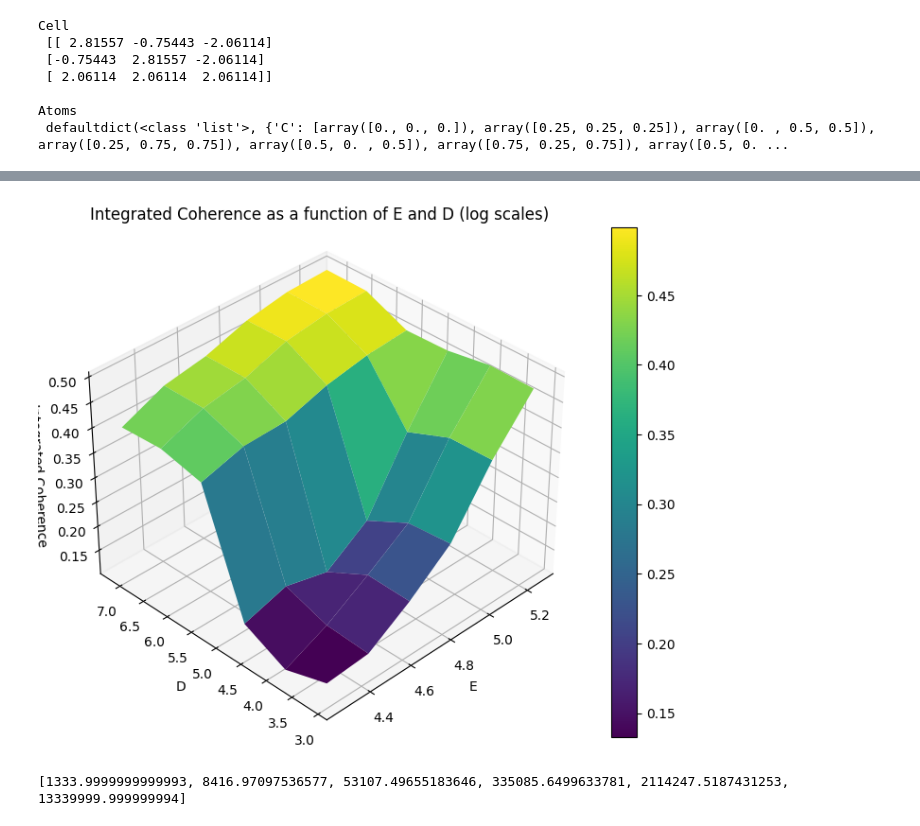
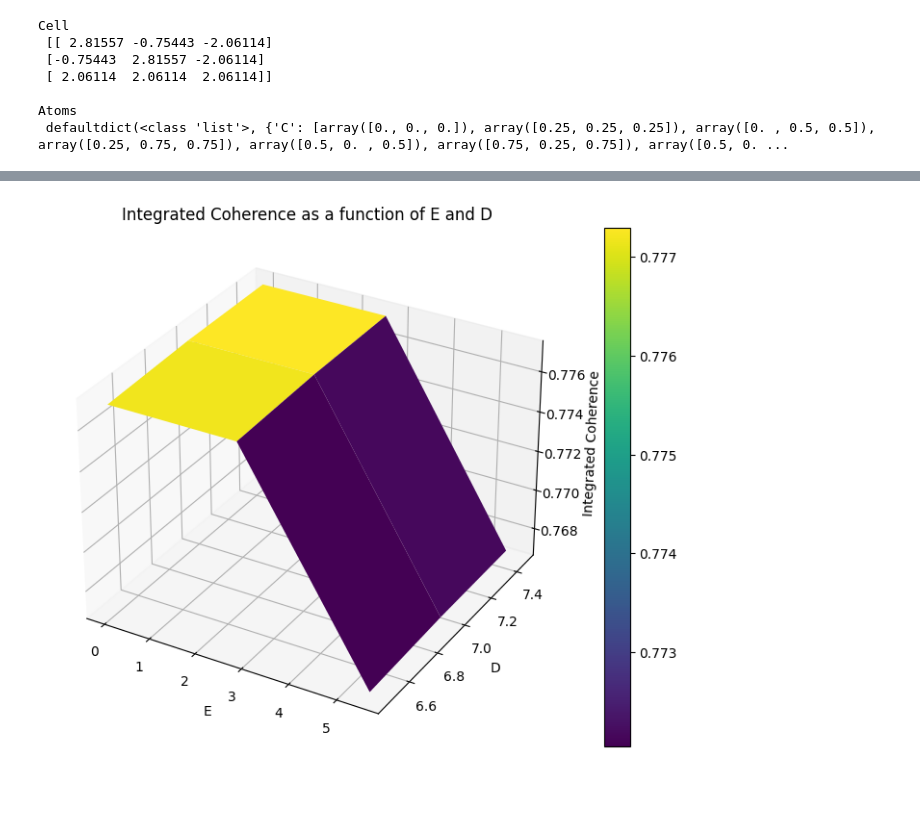
Before and after one commit to aoneillmark/Capstone, a Jupyter notebook: Different Ds and Es for NV centre in diamond copy 3.ipynb, the cells around one changed output, grey strips where cells are left out. Drawn from its saved outputs; the diff is of its cells as text; code cells hidden in the pictures; blank space fills up the shorter version.

Commit message:
Started convergence tests

```diff
--- a/Different Ds and Es for NV centre in diamond copy 3.ipynb
+++ b/Different Ds and Es for NV centre in diamond copy 3.ipynb
@@ -64,13 +64,12 @@ Atoms
 # ZFS Parametters of NV center in diamond
 #############################################
 # ZFS D parameter
-# start = 1
-# stop = 2.8e9
-start = 1.334 * 1e3
-stop = 1.334 * 1e7
+start = 2.88 * 1e6
+stop = 2.88 * 1e7
+
 # start = 1e-20
 # stop = 1e-19
-num = 2
+num = 3
 
 D_list = np.logspace(np.log10(start), np.log10(stop), num=num) # in kHz
 
@@ -83,9 +82,9 @@ D_list = np.logspace(np.log10(start), np.log10(stop), num=num) # in kHz
 print("D_list: ", D_list)
 #############################################
 # ZFS E parameter
-E_start = 18409
-E_stop = 184092
-E_num = 2
+E_start = 1
+E_stop =( 2.88 * 1e5 )
+E_num = 3
 E_list = np.logspace(np.log10(E_start), np.log10(E_stop), num=E_num)
 # E_list = np.linspace(E_start, E_stop, num=E_num)
 # E_list = [0]
@@ -109,7 +108,7 @@ n = 0
 
 ##########################################################################################
 # Mag. Field (Bx By Bz)
-b = np.array([0,0, 0])  # in G
+b = np.array([0,0, 500])  # in G
 ##########################################################################################
 
 
@@ -128,7 +127,6 @@ for idx, D in enumerate(D_list):
         # Setting the Simulator object
         ### Setting the runner engine
         calc = pc.Simulator(spin=nv, bath=atoms,
-                            D=D, E=E,
                             r_bath=r_bath, r_dipole=r_dipole, order=order)
         # print(calc)
         # Taking advantage of subclassing np.ndarray we can change in situ the quadrupole tensor of the Nitrogen nuclear spin.
@@ -148,9 +146,8 @@ for idx, D in enumerate(D_list):
 
 
         # Calculate coherence function
-        l_generatilze = calc.compute(time_space,
-                                    #  magnetic_field=b,
-                                    # pulses=pulse_sequence,
+        l_generatilze = calc.compute(time_space, magnetic_field=b,
+                                    pulses=pulse_sequence,
                                     method='gcce', quantity='coherence',
                                     nbstates=5, seed=seed,
                                     parallel=True,
@@ -577,37 +564,33 @@ No artists with labels found to put in legend.  Note that artists whose label st
 # Extract unique D and E values
 unique_D_values = sorted(set([key[0] for key in coherence_dict.keys()]))
 unique_E_values = sorted(set([key[1] for key in coherence_dict.keys()]))
 
 # Create meshgrid for E and D
 E, D = np.meshgrid(unique_E_values, unique_D_values)
 
 # Transform values to logarithmic scale
 log_unique_D_values = np.log10(unique_D_values)
 log_unique_E_values = np.log10(unique_E_values)
 
 # Create meshgrid for log(E) and log(D)
 logE, logD = np.meshgrid(log_unique_E_values, log_unique_D_values)
 
 # Calculate integrated coherence for each E, D pair
 Z = np.array([[integrate(time_space, coherence_dict[(d, e)]) for e in unique_E_values] for d in unique_D_values])
 
 # Plotting
 fig = plt.figure(figsize=(10, 7))
 ax = fig.add_subplot(111, projection='3d')
 
 surf = ax.plot_surface(logE, logD, Z, cmap='viridis')
 fig.colorbar(surf)
 
 ax.set_xlabel('E')
 ax.set_ylabel('D')
 ax.set_zlabel('Integrated Coherence')
-ax.set_title('Integrated Coherence as a function of E and D (log scales)')
-ax.view_init(elev=35, azim=-135)
+ax.set_title('Integrated Coherence as a function of E and D')
+# ax.view_init(elev=35, azim=135)
 
 plt.show()
 # %% [output]
-[figure, old version]
+[figure, new version]
-# %%
-print(unique_D_values)
-# %% [output]
-[1333.9999999999993, 8416.97097536577, 53107.49655183646, 335085.6499633781, 2114247.5187431253, 13339999.999999994]
```
Also changed, not shown: parts of 14 cells of this notebook, 2 other files.
